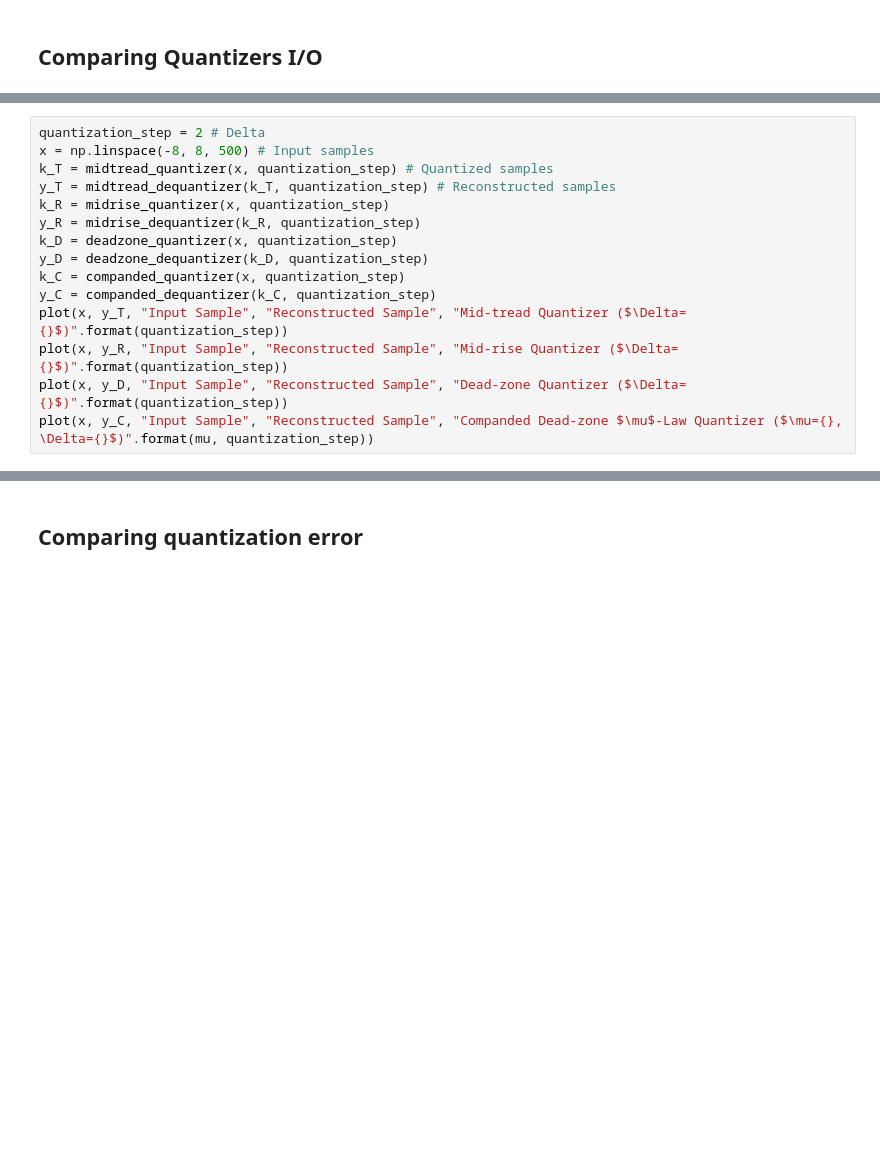
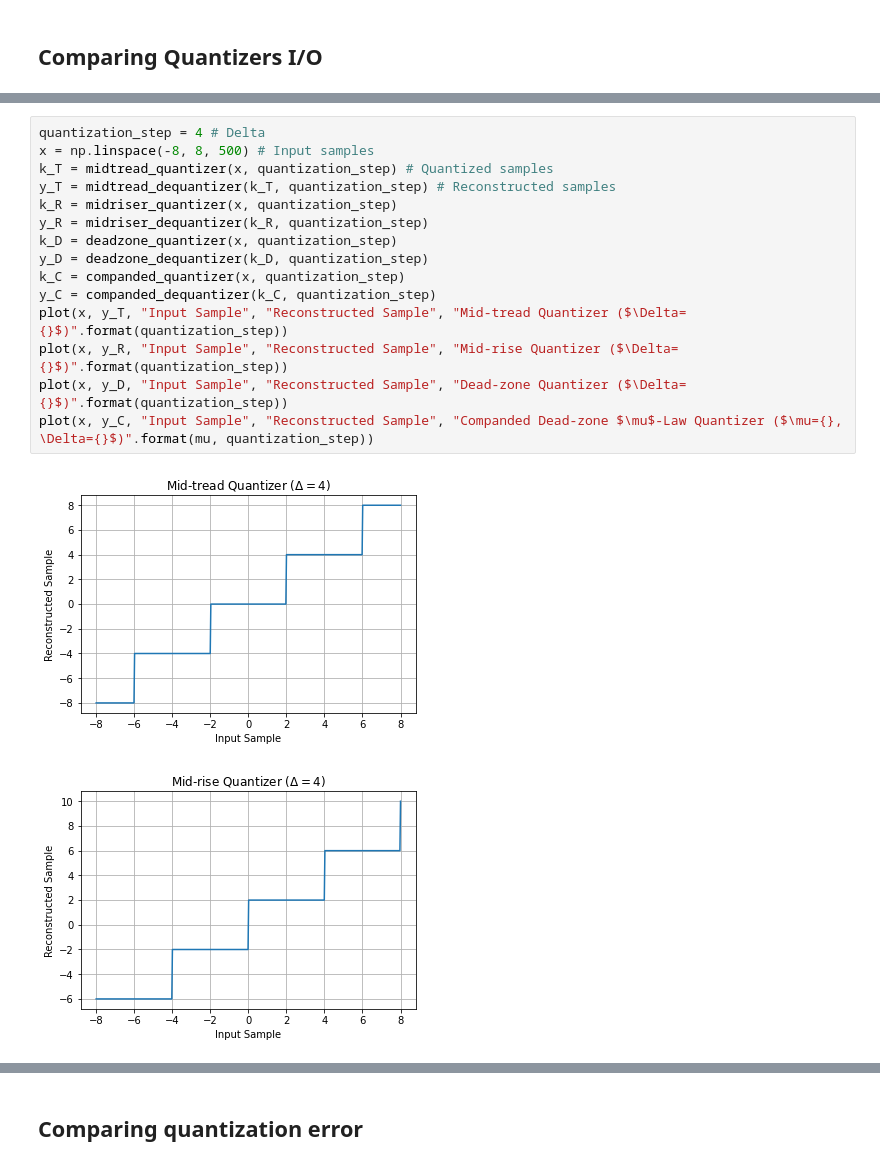
Before and after one commit to Sistemas-Multimedia/Sistemas-Multimedia.github.io, a Jupyter notebook: study_guide/08-quantization/digital_quantization.ipynb, the cells around one changed output, grey strips where cells are left out. Drawn from its saved outputs; the diff is of its cells as text; blank space fills up the shorter version.

```diff
--- a/study_guide/08-quantization/digital_quantization.ipynb
+++ b/study_guide/08-quantization/digital_quantization.ipynb
@@ -208,15 +262,18 @@ plot(x, y_C, "Input Sample", "Reconstructed Sample", "Companded Dead-zone $\mu$-
 # %%
-quantization_step = 2 # Delta
+quantization_step = 4 # Delta
 x = np.linspace(-8, 8, 500) # Input samples
 k_T = midtread_quantizer(x, quantization_step) # Quantized samples
 y_T = midtread_dequantizer(k_T, quantization_step) # Reconstructed samples
-k_R = midrise_quantizer(x, quantization_step)
-y_R = midrise_dequantizer(k_R, quantization_step)
+k_R = midriser_quantizer(x, quantization_step)
+y_R = midriser_dequantizer(k_R, quantization_step)
 k_D = deadzone_quantizer(x, quantization_step)
 y_D = deadzone_dequantizer(k_D, quantization_step)
 k_C = companded_quantizer(x, quantization_step)
 y_C = companded_dequantizer(k_C, quantization_step)
 plot(x, y_T, "Input Sample", "Reconstructed Sample", "Mid-tread Quantizer ($\Delta={}$)".format(quantization_step))
 plot(x, y_R, "Input Sample", "Reconstructed Sample", "Mid-rise Quantizer ($\Delta={}$)".format(quantization_step))
 plot(x, y_D, "Input Sample", "Reconstructed Sample", "Dead-zone Quantizer ($\Delta={}$)".format(quantization_step))
 plot(x, y_C, "Input Sample", "Reconstructed Sample", "Companded Dead-zone $\mu$-Law Quantizer ($\mu={}, \Delta={}$)".format(mu, quantization_step))
+# %% [output]
+[figure, added]
+[figure, added]
```
Also changed, not shown: parts of 20 cells of this notebook, 11 other files.
